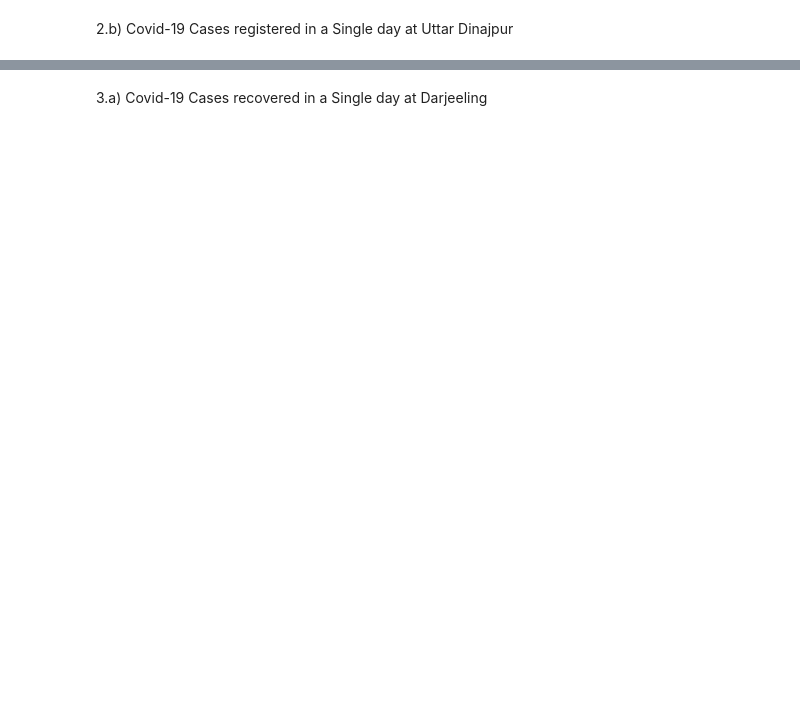
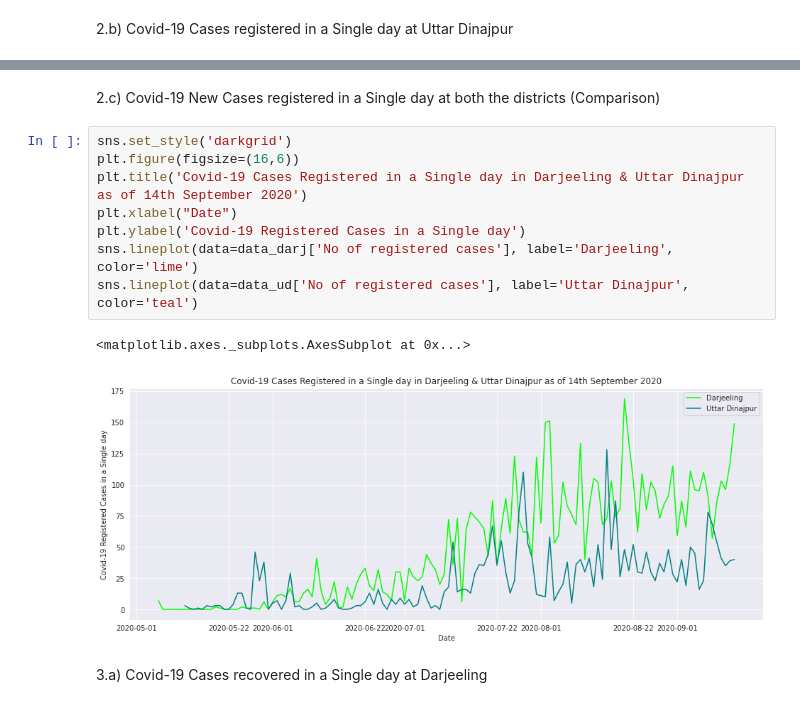
Before and after one commit to biswas-neelesh96/Covid-19-cases-in-two-districts-of-West-Bengal, a Jupyter notebook: Covid_19_Cases_of_Darjeeling_&_Uttar_Dinajpur.ipynb, the cells around one changed output, grey strips where cells are left out. Cells and saved outputs as stored; diff of their text form; blank space fills up the shorter version.

```diff
--- a/Covid_19_Cases_of_Darjeeling_&_Uttar_Dinajpur.ipynb
+++ b/Covid_19_Cases_of_Darjeeling_&_Uttar_Dinajpur.ipynb
@@ -73,3 +83,16 @@ plt.stem(data_ud.index, data_ud['No of registered cases'])
+# %% [markdown]
+2.c) Covid-19 New Cases registered in a Single day at both the districts (Comparison)
+# %%
+sns.set_style('darkgrid')
+plt.figure(figsize=(16,6))
+plt.title('Covid-19 Cases Registered in a Single day in Darjeeling & Uttar Dinajpur as of 14th September 2020')
+plt.xlabel("Date")
+plt.ylabel('Covid-19 Registered Cases in a Single day')
+sns.lineplot(data=data_darj['No of registered cases'], label='Darjeeling', color='lime')
+sns.lineplot(data=data_ud['No of registered cases'], label='Uttar Dinajpur', color='teal')
+# %% [output]
+<matplotlib.axes._subplots.AxesSubplot at 0x...>
+[figure, added]
 # %% [markdown]
 3.a) Covid-19 Cases recovered in a Single day at Darjeeling
 # %%
```
Also changed, not shown: parts of 56 cells of this notebook, 2 other files.
